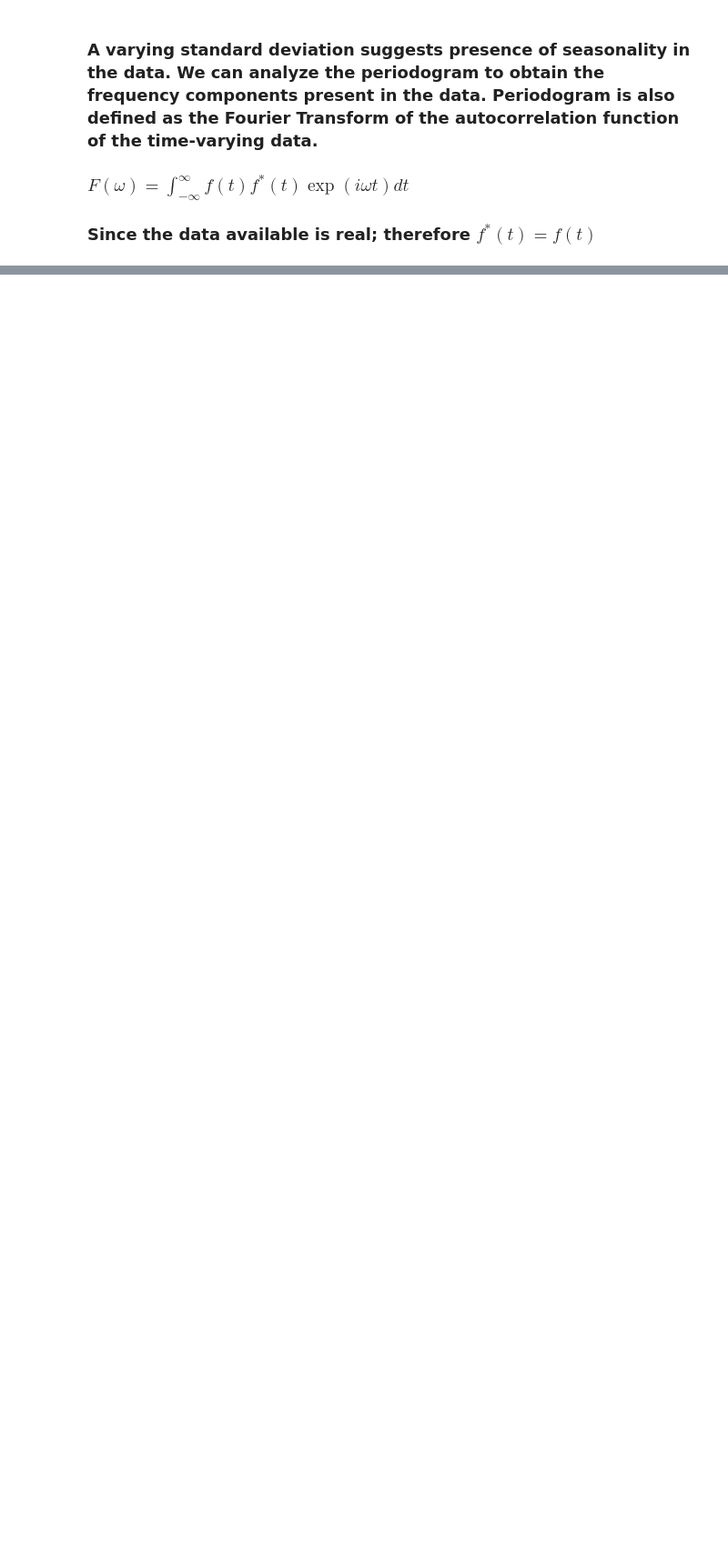
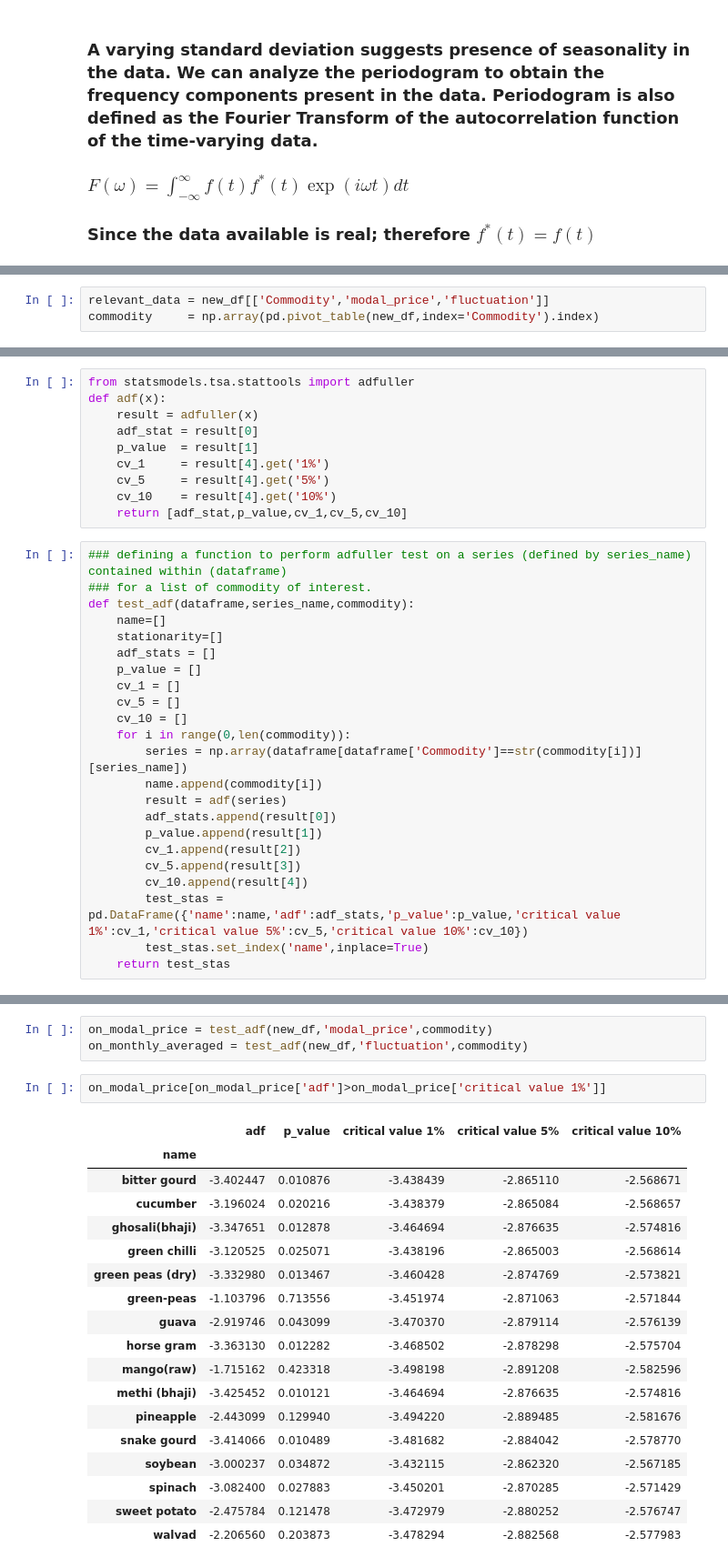
Before and after one commit to joshi-vipul/maharashtra_mandi, a Jupyter notebook: time_series_analysis_mandi.ipynb, the cells around one changed output, grey strips where cells are left out. Shown: that part at 91% size. Drawn from its saved outputs; the diff is of its cells as text; blank space fills up the shorter version.

```diff
--- a/time_series_analysis_mandi.ipynb
+++ b/time_series_analysis_mandi.ipynb
@@ -238,0 +193,3 @@ Text(0, 0.5, 'PSD (dB)')
+# %%
+relevant_data = new_df[['Commodity','modal_price','fluctuation']]
+commodity     = np.array(pd.pivot_table(new_df,index='Commodity').index)
@@ -238,0 +213,33 @@ Text(0, 0.5, 'PSD (dB)')
+# %%
+from statsmodels.tsa.stattools import adfuller
+def adf(x):
+    result = adfuller(x)
+    adf_stat = result[0]
+    p_value  = result[1]
+    cv_1     = result[4].get('1%')
+    cv_5     = result[4].get('5%')
+    cv_10    = result[4].get('10%')
+    return [adf_stat,p_value,cv_1,cv_5,cv_10]
+# %%
+### defining a function to perform adfuller test on a series (defined by series_name) contained within (dataframe)
+### for a list of commodity of interest.
+def test_adf(dataframe,series_name,commodity):
+    name=[]
+    stationarity=[]
+    adf_stats = []
+    p_value = []
+    cv_1 = []
+    cv_5 = []
+    cv_10 = []
+    for i in range(0,len(commodity)):
+        series = np.array(dataframe[dataframe['Commodity']==str(commodity[i])][series_name])
+        name.append(commodity[i])
+        result = adf(series)
+        adf_stats.append(result[0])
+        p_value.append(result[1])
+        cv_1.append(result[2])
+        cv_5.append(result[3])
+        cv_10.append(result[4])
+        test_stas = pd.DataFrame({'name':name,'adf':adf_stats,'p_value':p_value,'critical value 1%':cv_1,'critical value 5%':cv_5,'critical value 10%':cv_10})
+        test_stas.set_index('name',inplace=True)
+    return test_stas
@@ -238,0 +249,24 @@ Text(0, 0.5, 'PSD (dB)')
+# %%
+on_modal_price = test_adf(new_df,'modal_price',commodity)
+on_monthly_averaged = test_adf(new_df,'fluctuation',commodity)
+# %%
+on_modal_price[on_modal_price['adf']>on_modal_price['critical value 1%']]
+# %% [output]
+|  | adf | p_value | critical value 1% | critical value 5% | critical value 10% |
+| name |  |  |  |  |  |
+| bitter gourd | -3.402447 | 0.010876 | -3.438439 | -2.865110 | -2.568671 |
+| cucumber | -3.196024 | 0.020216 | -3.438379 | -2.865084 | -2.568657 |
+| ghosali(bhaji) | -3.347651 | 0.012878 | -3.464694 | -2.876635 | -2.574816 |
+| green chilli | -3.120525 | 0.025071 | -3.438196 | -2.865003 | -2.568614 |
+| green peas (dry) | -3.332980 | 0.013467 | -3.460428 | -2.874769 | -2.573821 |
+| green-peas | -1.103796 | 0.713556 | -3.451974 | -2.871063 | -2.571844 |
+| guava | -2.919746 | 0.043099 | -3.470370 | -2.879114 | -2.576139 |
+| horse gram | -3.363130 | 0.012282 | -3.468502 | -2.878298 | -2.575704 |
+| mango(raw) | -1.715162 | 0.423318 | -3.498198 | -2.891208 | -2.582596 |
+| methi (bhaji) | -3.425452 | 0.010121 | -3.464694 | -2.876635 | -2.574816 |
+| pineapple | -2.443099 | 0.129940 | -3.494220 | -2.889485 | -2.581676 |
+| snake gourd | -3.414066 | 0.010489 | -3.481682 | -2.884042 | -2.578770 |
+| soybean | -3.000237 | 0.034872 | -3.432115 | -2.862320 | -2.567185 |
+| spinach | -3.082400 | 0.027883 | -3.450201 | -2.870285 | -2.571429 |
+| sweet potato | -2.475784 | 0.121478 | -3.472979 | -2.880252 | -2.576747 |
+| walvad | -2.206560 | 0.203873 | -3.478294 | -2.882568 | -2.577983 |
```
Also changed, not shown: parts of 24 cells of this notebook.
